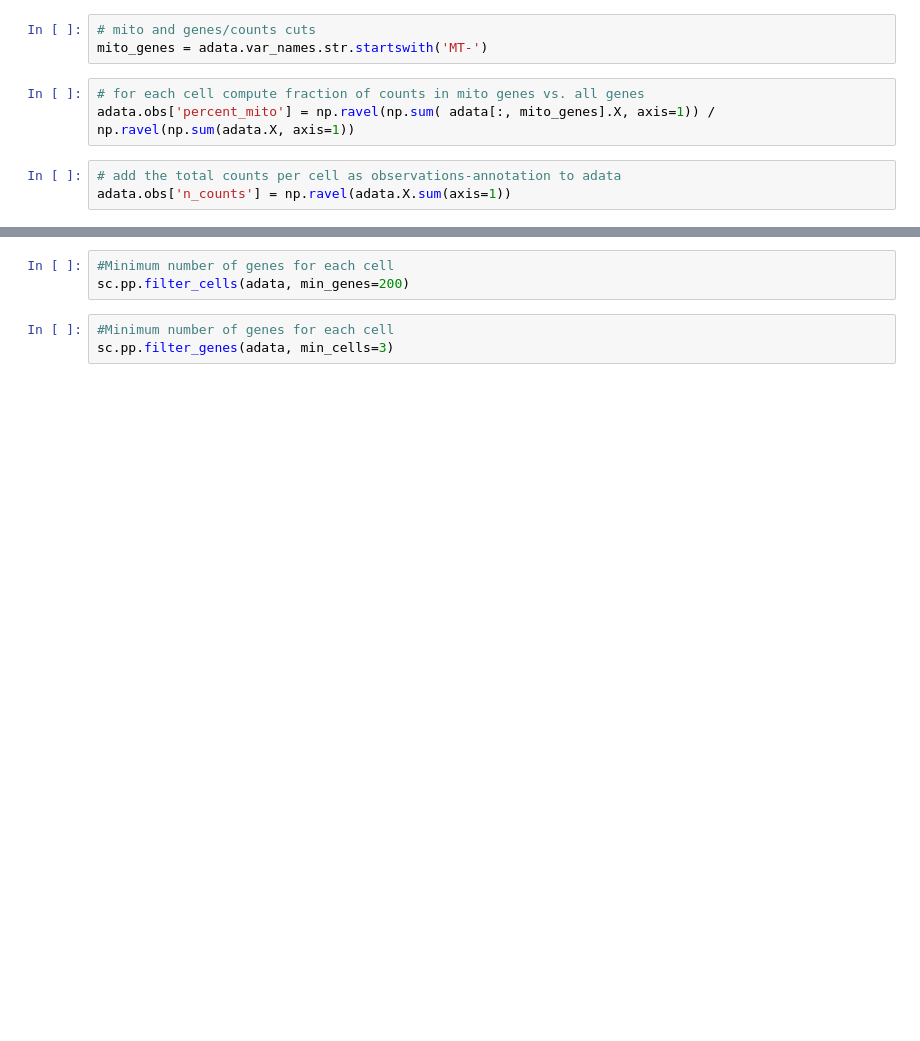
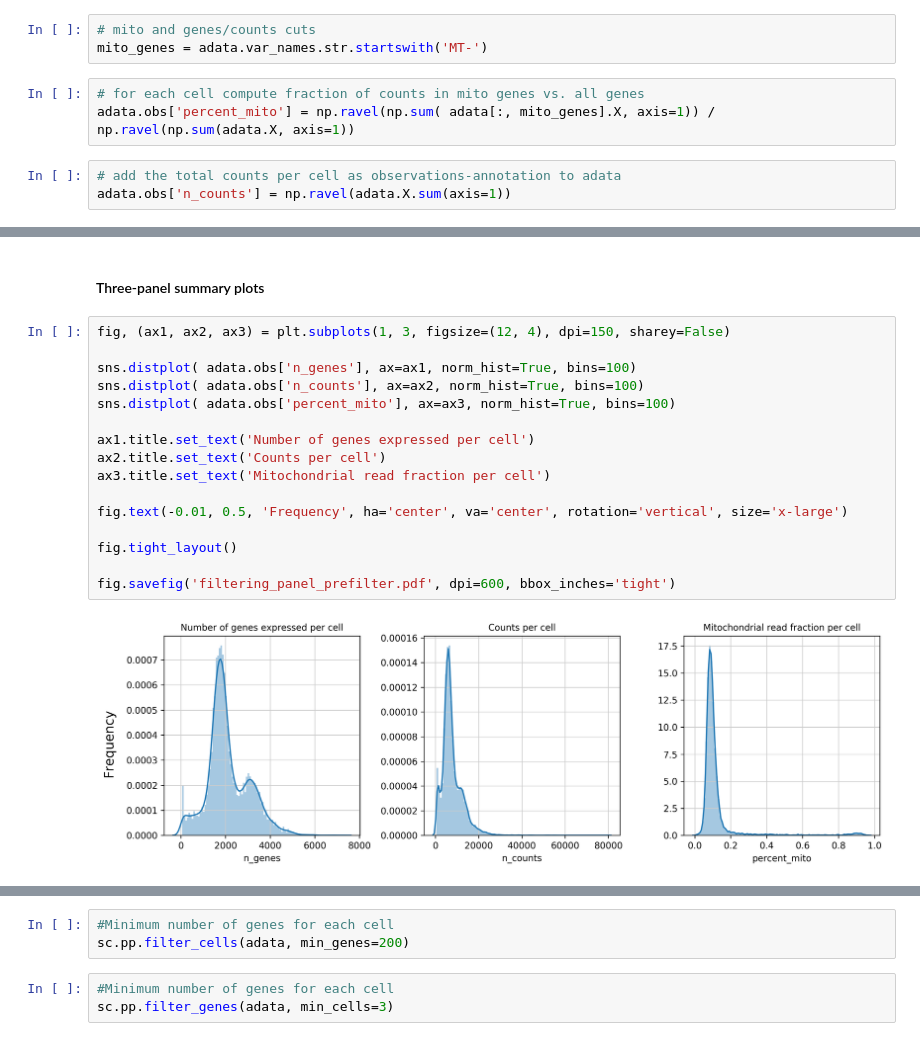
Before and after one commit to carlos-a-enriquez/dask_k8s, a Jupyter notebook: PBMC_project/PBMC10k_SCENIC_short-version.ipynb, the cells around one changed output, grey strips where cells are left out. Saved outputs shown, nothing was run; the diff lists cells and outputs as text; blank space fills up the shorter version.

```diff
--- a/PBMC_project/PBMC10k_SCENIC_short-version.ipynb
+++ b/PBMC_project/PBMC10k_SCENIC_short-version.ipynb
@@ -83,0 +191,20 @@ adata.obs['n_counts'] = np.ravel(adata.X.sum(axis=1))
+# %% [markdown]
+#### Three-panel summary plots
+# %%
+fig, (ax1, ax2, ax3) = plt.subplots(1, 3, figsize=(12, 4), dpi=150, sharey=False)
+
+sns.distplot( adata.obs['n_genes'], ax=ax1, norm_hist=True, bins=100)
+sns.distplot( adata.obs['n_counts'], ax=ax2, norm_hist=True, bins=100)
+sns.distplot( adata.obs['percent_mito'], ax=ax3, norm_hist=True, bins=100)
+
+ax1.title.set_text('Number of genes expressed per cell')
+ax2.title.set_text('Counts per cell')
+ax3.title.set_text('Mitochondrial read fraction per cell')
+
+fig.text(-0.01, 0.5, 'Frequency', ha='center', va='center', rotation='vertical', size='x-large')
+
+fig.tight_layout()
+
+fig.savefig('filtering_panel_prefilter.pdf', dpi=600, bbox_inches='tight')
+# %% [output]
+[figure, added]
```
Also changed, not shown: parts of 24 cells of this notebook, 1 other file.
